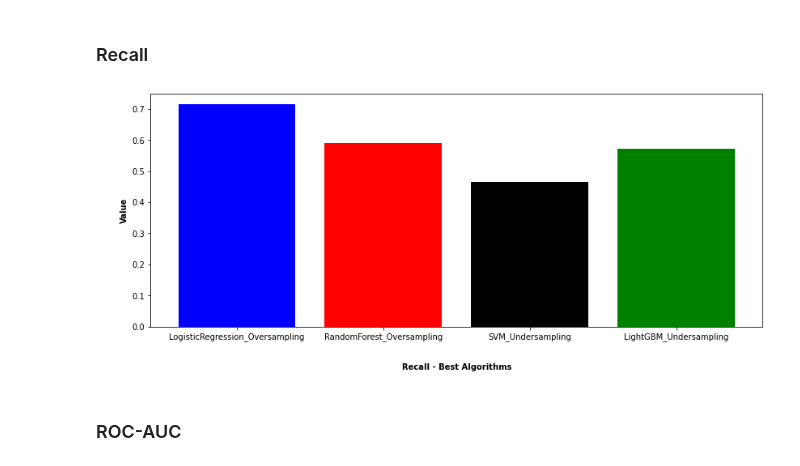
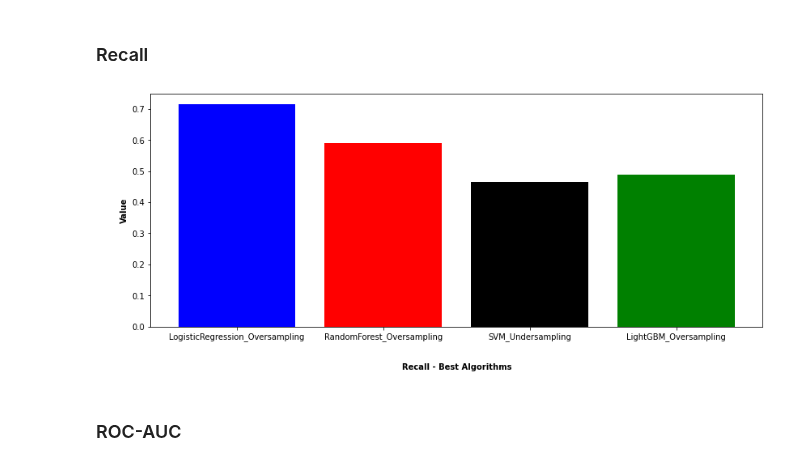
Before and after one commit to 2dukes/PROJ_AC_2122, a Jupyter notebook: applyModel.ipynb, the cells around one changed output. Saved outputs shown, nothing was run; the diff lists cells and outputs as text; code cells hidden in the pictures.

```diff
--- a/applyModel.ipynb
+++ b/applyModel.ipynb
@@ -608,6 +611,9 @@ algorithms_comparison_plot(("LightGBM", "LightGBM_Oversampling", "LightGBM_Under
 [figure]
 # %% [markdown]
 # Comparisons between best algorithms
+# %%
+best_algorithms = ("LogisticRegression_Oversampling", "RandomForest_Oversampling", "SVM_Undersampling", "LightGBM_Oversampling")
+best_colors = ['blue', 'red', 'black', 'green']
 # %% [markdown]
 ### Fit time
 # %%
@@ -639,10 +641,9 @@ algorithms_comparison_plot(("LogisticRegression_Oversampling", "RandomForest_Ove
 # %% [markdown]
 ### Recall
 # %%
-algorithms_comparison_plot(("LogisticRegression_Oversampling", "RandomForest_Oversampling", "SVM_Undersampling", "LightGBM_Oversampling"), \
-  "Recall - Best Algorithms", ['blue', 'red', 'black', 'green'], "recall")
+algorithms_comparison_plot(best_algorithms, "Recall - Best Algorithms", best_colors, "recall")
 # %% [output]
-[figure, old version]
+[figure, new version]
 # %% [markdown]
 ### ROC-AUC
 # %%
```
Also changed, not shown: parts of 22 cells of this notebook.
